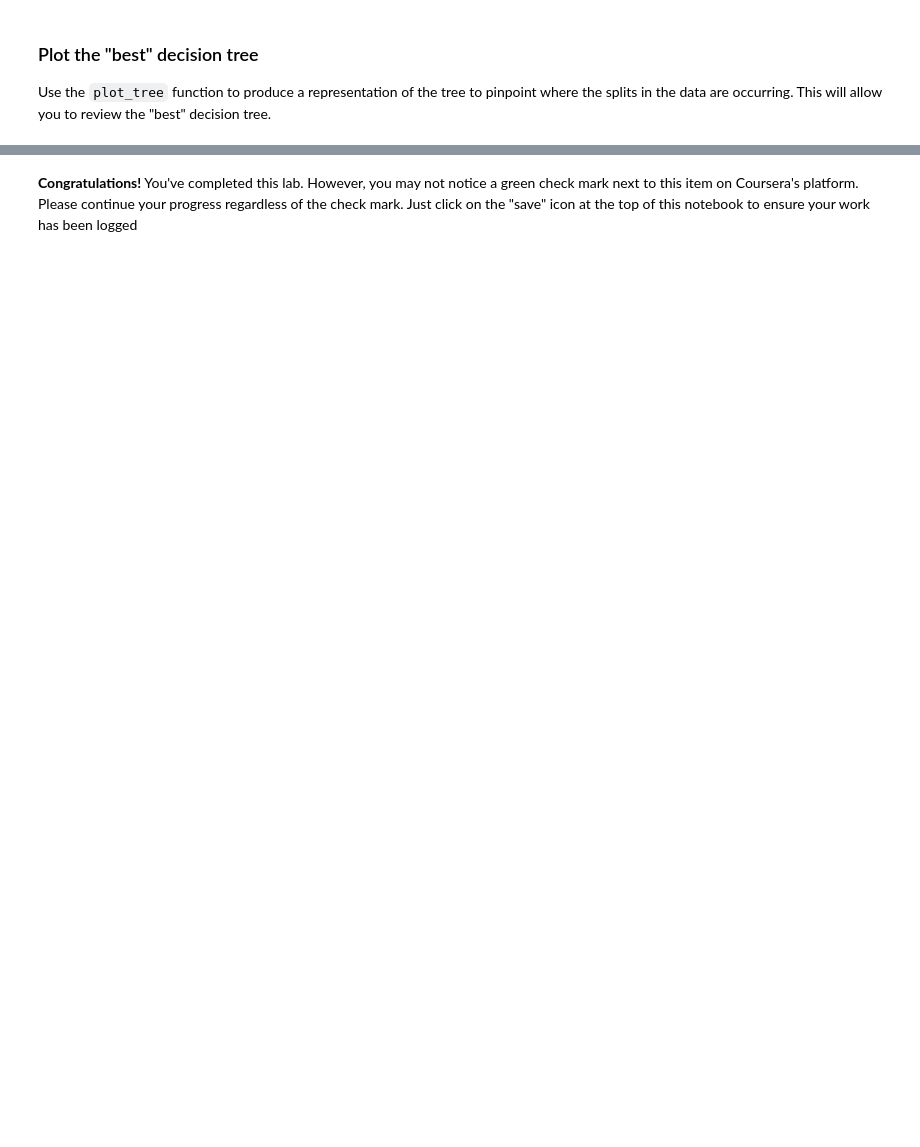
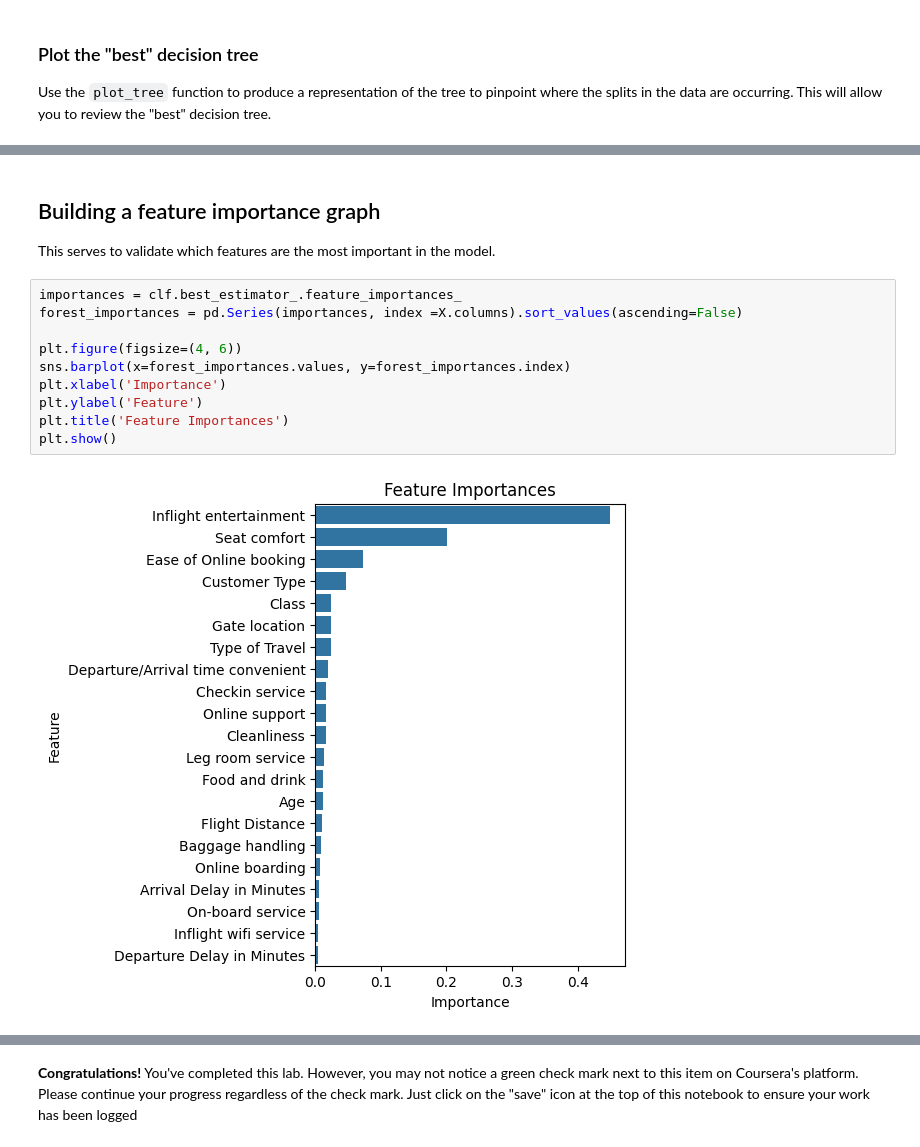
Before and after one commit to dianario/google_advanced_data_analytics, a Jupyter notebook: ml_decision_trees/ml_lab_decision_trees.ipynb, the cells around one changed output, grey strips where cells are left out. Drawn from its saved outputs; the diff is of its cells as text; blank space fills up the shorter version.

```diff
--- a/ml_decision_trees/ml_lab_decision_trees.ipynb
+++ b/ml_decision_trees/ml_lab_decision_trees.ipynb
@@ -471,0 +495,15 @@ Which features did the model use first to sort the samples?
+# %% [markdown]
+## Building a feature importance graph
+This serves to validate which features are the most important in the model.
+# %%
+importances = clf.best_estimator_.feature_importances_
+forest_importances = pd.Series(importances, index =X.columns).sort_values(ascending=False)
+
+plt.figure(figsize=(4, 6))
+sns.barplot(x=forest_importances.values, y=forest_importances.index)
+plt.xlabel('Importance')
+plt.ylabel('Feature')
+plt.title('Feature Importances')
+plt.show()
+# %% [output]
+[figure, added]
```
Also changed, not shown: parts of 11 cells of this notebook.
